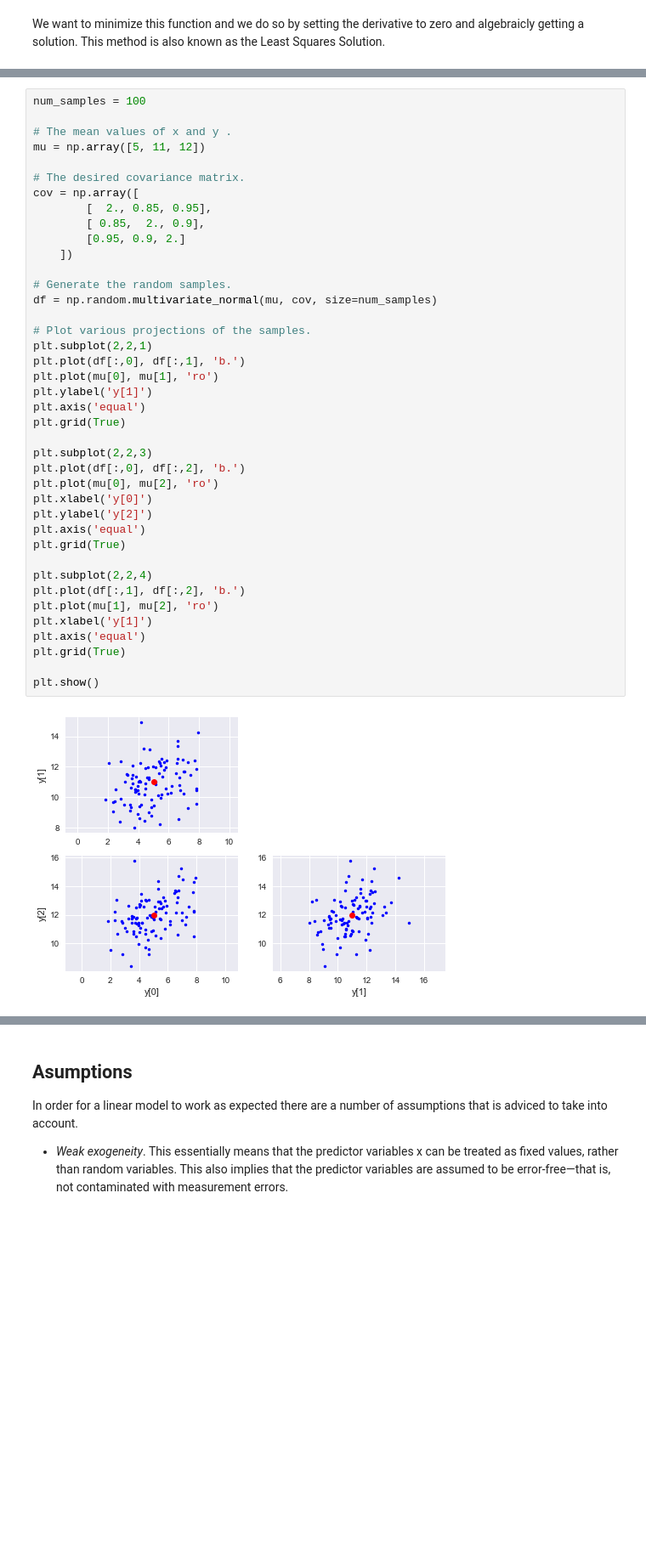
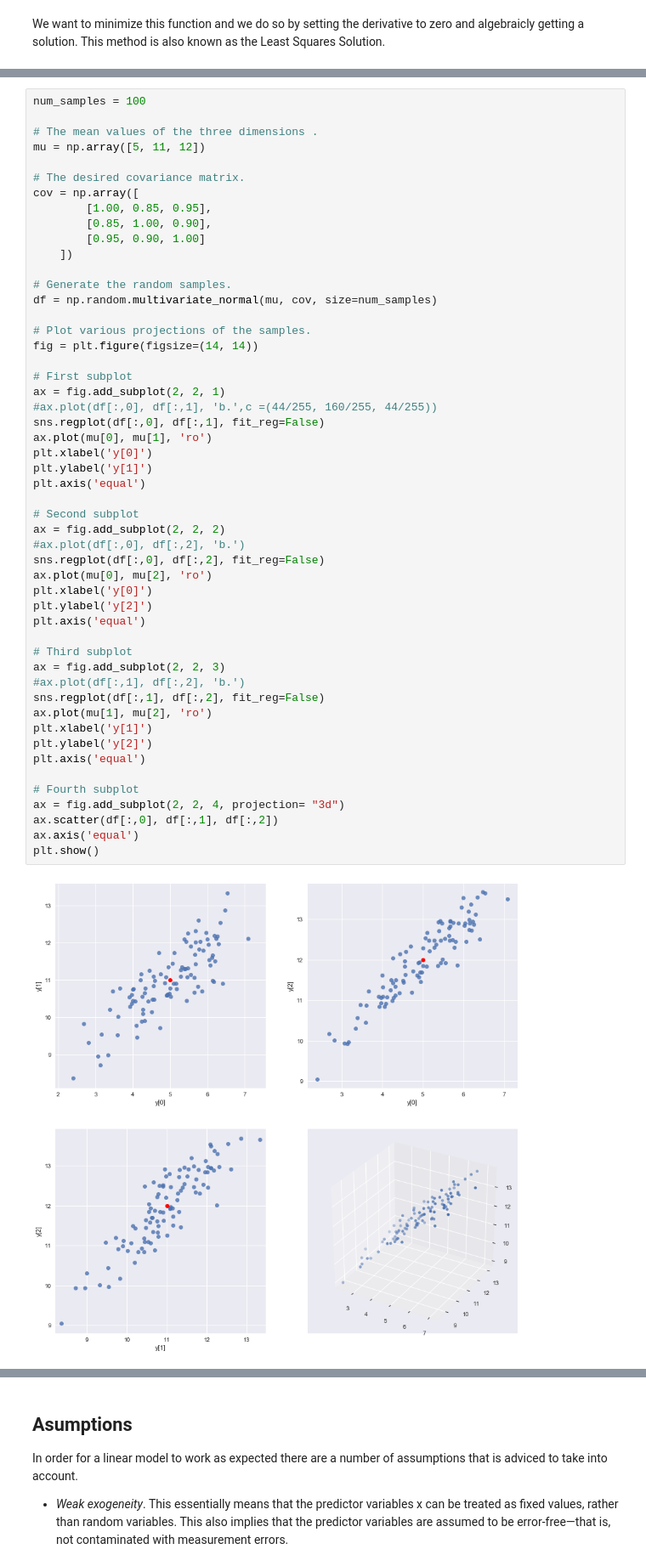
Before and after one commit to hhristov94/ML-jupyter-notes, a Jupyter notebook: Introduction to Multiple Linear Regression.ipynb, the cells around one changed output, grey strips where cells are left out. Shown at 85% size. Cells and saved outputs as stored; diff of their text form; blank space fills up the shorter version.

```diff
--- a/Introduction to Multiple Linear Regression.ipynb
+++ b/Introduction to Multiple Linear Regression.ipynb
@@ -57,42 +92,53 @@ We then generate some data to experiment with.
 # %%
 num_samples = 100
 
-# The mean values of x and y .
+# The mean values of the three dimensions .
 mu = np.array([5, 11, 12])
 
 # The desired covariance matrix.
 cov = np.array([
-        [  2., 0.85, 0.95],
-        [ 0.85,  2., 0.9],
-        [0.95, 0.9, 2.]
+        [1.00, 0.85, 0.95],
+        [0.85, 1.00, 0.90],
+        [0.95, 0.90, 1.00]
     ])
 
 # Generate the random samples.
 df = np.random.multivariate_normal(mu, cov, size=num_samples)
 
 # Plot various projections of the samples.
-plt.subplot(2,2,1)
-plt.plot(df[:,0], df[:,1], 'b.')
-plt.plot(mu[0], mu[1], 'ro')
+fig = plt.figure(figsize=(14, 14))
+
+# First subplot
+ax = fig.add_subplot(2, 2, 1)
+#ax.plot(df[:,0], df[:,1], 'b.',c =(44/255, 160/255, 44/255))
+sns.regplot(df[:,0], df[:,1], fit_reg=False)
+ax.plot(mu[0], mu[1], 'ro')
+plt.xlabel('y[0]')
 plt.ylabel('y[1]')
 plt.axis('equal')
-plt.grid(True)
 
-plt.subplot(2,2,3)
-plt.plot(df[:,0], df[:,2], 'b.')
-plt.plot(mu[0], mu[2], 'ro')
+# Second subplot
+ax = fig.add_subplot(2, 2, 2)
+#ax.plot(df[:,0], df[:,2], 'b.')
+sns.regplot(df[:,0], df[:,2], fit_reg=False)
+ax.plot(mu[0], mu[2], 'ro')
 plt.xlabel('y[0]')
 plt.ylabel('y[2]')
 plt.axis('equal')
-plt.grid(True)
 
-plt.subplot(2,2,4)
-plt.plot(df[:,1], df[:,2], 'b.')
-plt.plot(mu[1], mu[2], 'ro')
+# Third subplot
+ax = fig.add_subplot(2, 2, 3)
+#ax.plot(df[:,1], df[:,2], 'b.')
+sns.regplot(df[:,1], df[:,2], fit_reg=False)
+ax.plot(mu[1], mu[2], 'ro')
 plt.xlabel('y[1]')
+plt.ylabel('y[2]')
 plt.axis('equal')
-plt.grid(True)
 
+# Fourth subplot
+ax = fig.add_subplot(2, 2, 4, projection= "3d")
+ax.scatter(df[:,0], df[:,1], df[:,2])
+ax.axis('equal')
 plt.show()
 # %% [output]
-[figure, old version]
+[figure, new version]
```
Also changed, not shown: parts of 33 cells of this notebook.
